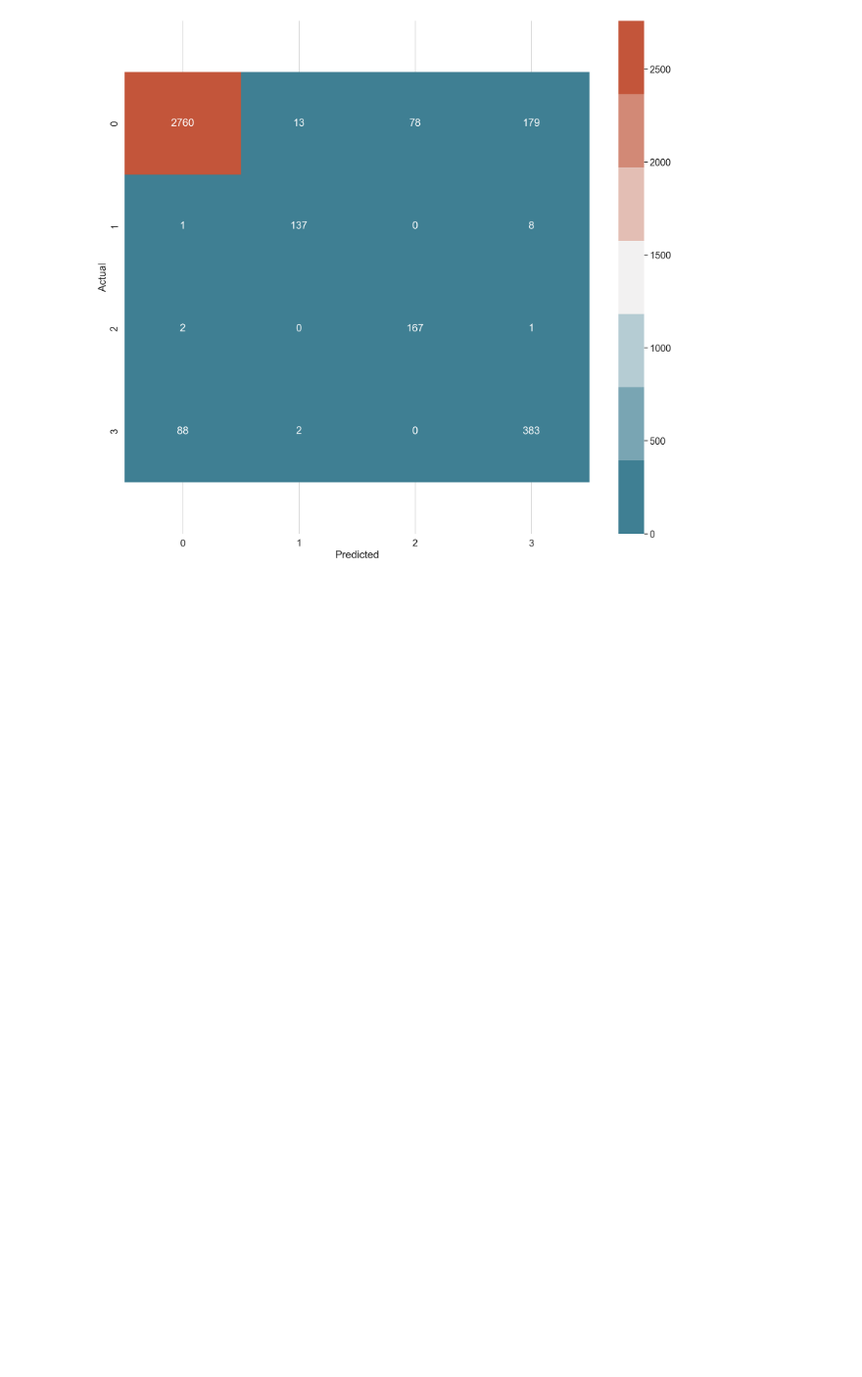
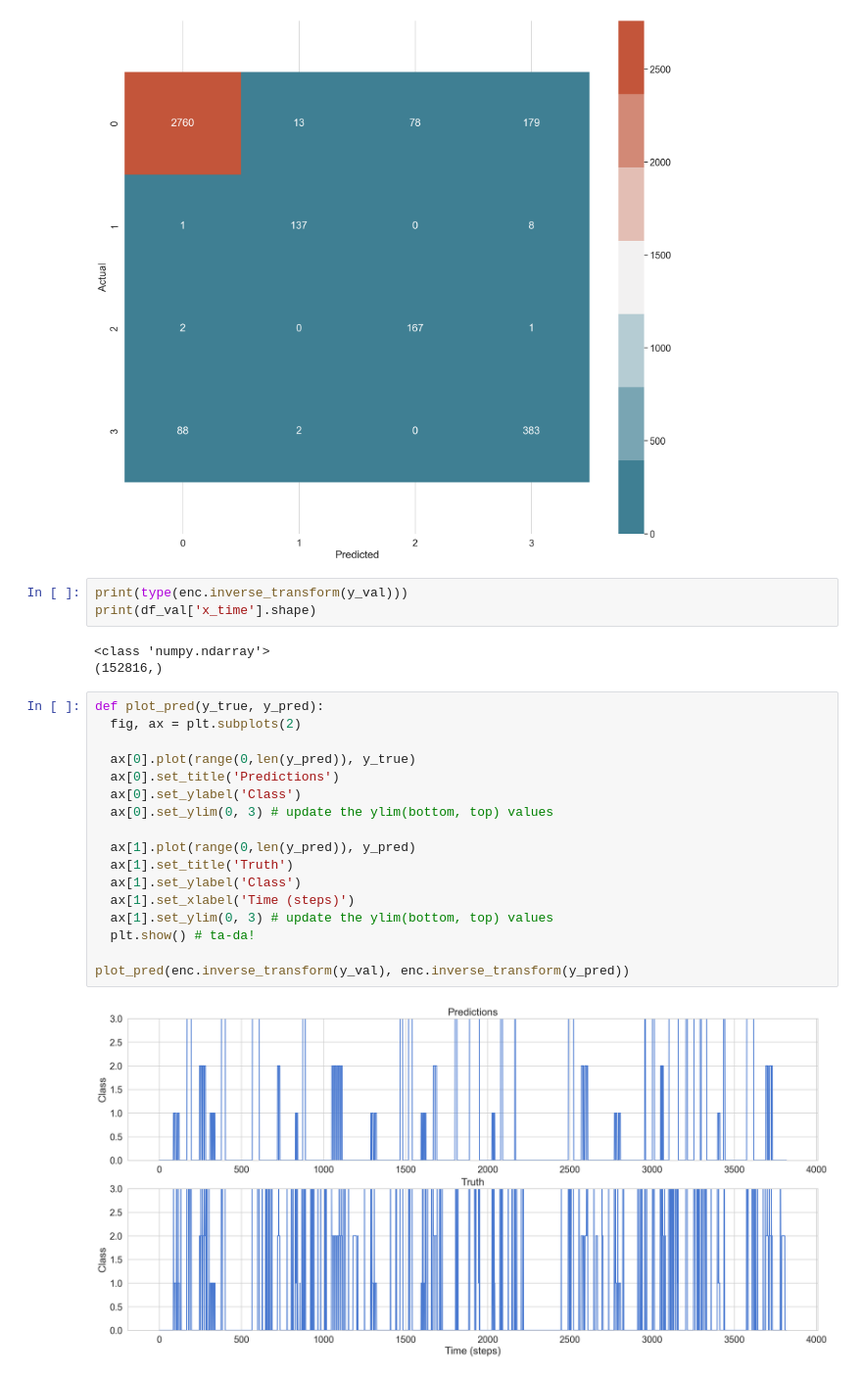
Before and after one commit to MoreBangForYourBuck/c2_competition, a Jupyter notebook: tensorflow_bi_LSTM.ipynb, the cells around one changed output. Shown at 98% size. Saved outputs shown, nothing was run; the diff lists cells and outputs as text; blank space fills up the shorter version.

```diff
--- a/tensorflow_bi_LSTM.ipynb
+++ b/tensorflow_bi_LSTM.ipynb
@@ -429,3 +439,28 @@ plot_cm(
 )
 # %% [output]
 [figure]
+# %%
+print(type(enc.inverse_transform(y_val)))
+print(df_val['x_time'].shape)
+# %% [output]
+<class 'numpy.ndarray'>
+(152816,)
+# %%
+def plot_pred(y_true, y_pred):
+  fig, ax = plt.subplots(2)
+
+  ax[0].plot(range(0,len(y_pred)), y_true)
+  ax[0].set_title('Predictions')
+  ax[0].set_ylabel('Class')
+  ax[0].set_ylim(0, 3) # update the ylim(bottom, top) values
+
+  ax[1].plot(range(0,len(y_pred)), y_pred)
+  ax[1].set_title('Truth')
+  ax[1].set_ylabel('Class')
+  ax[1].set_xlabel('Time (steps)')
+  ax[1].set_ylim(0, 3) # update the ylim(bottom, top) values
+  plt.show() # ta-da!
+
+plot_pred(enc.inverse_transform(y_val), enc.inverse_transform(y_pred))
+# %% [output]
+[figure, added]
```
Also changed, not shown: parts of 3 cells of this notebook.
